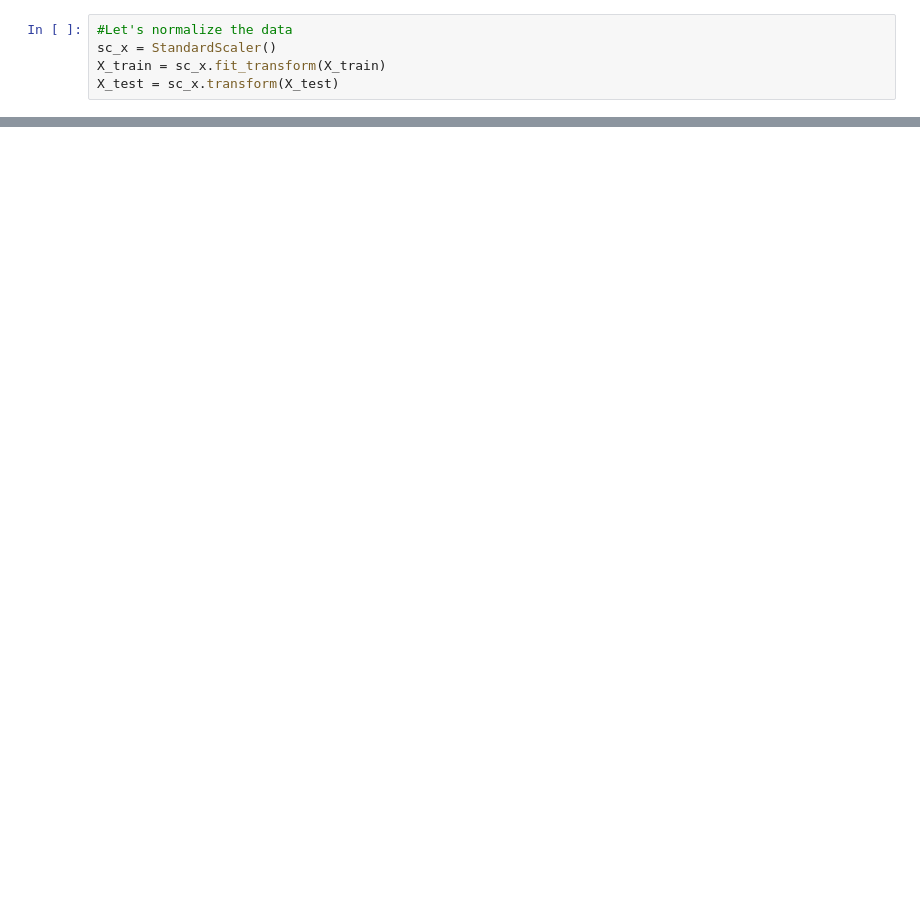
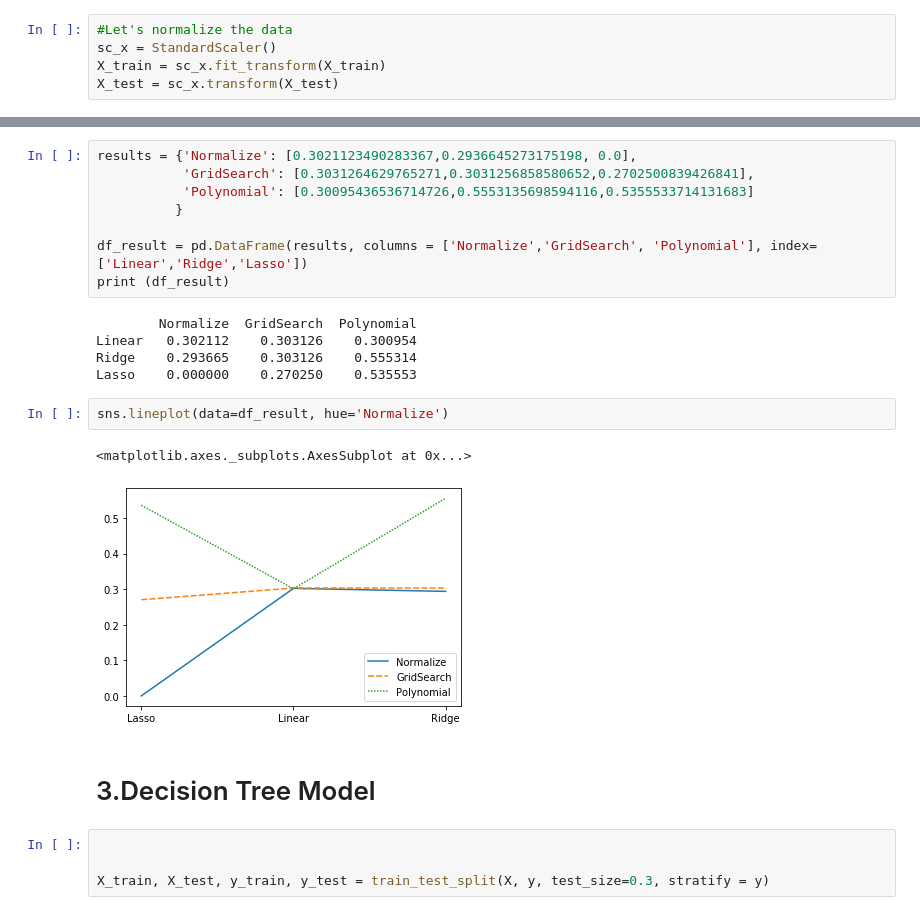
Before and after one commit to Baigala/03-Conversion-rate, a Jupyter notebook: Conversion Project.ipynb, the cells around one changed output, grey strips where cells are left out. Cells and saved outputs as stored; diff of their text form; blank space fills up the shorter version.

```diff
--- a/Conversion Project.ipynb
+++ b/Conversion Project.ipynb
@@ -245,0 +371,24 @@ X_test = sc_x.transform(X_test)
+# %%
+results = {'Normalize': [0.3021123490283367,0.2936645273175198, 0.0],
+           'GridSearch': [0.3031264629765271,0.3031256858580652,0.2702500839426841],
+           'Polynomial': [0.30095436536714726,0.5553135698594116,0.5355533714131683]
+          }
+
+df_result = pd.DataFrame(results, columns = ['Normalize','GridSearch', 'Polynomial'], index=['Linear','Ridge','Lasso'])
+print (df_result)
+# %% [output]
+        Normalize  GridSearch  Polynomial
+Linear   0.302112    0.303126    0.300954
+Ridge    0.293665    0.303126    0.555314
+Lasso    0.000000    0.270250    0.535553
+# %%
+sns.lineplot(data=df_result, hue='Normalize')
+# %% [output]
+<matplotlib.axes._subplots.AxesSubplot at 0x...>
+[figure, added]
+# %% [markdown]
+# 3.Decision Tree Model
+# %%
+
+
+X_train, X_test, y_train, y_test = train_test_split(X, y, test_size=0.3, stratify = y)
```
Also changed, not shown: parts of 75 cells of this notebook, 1 other file.
